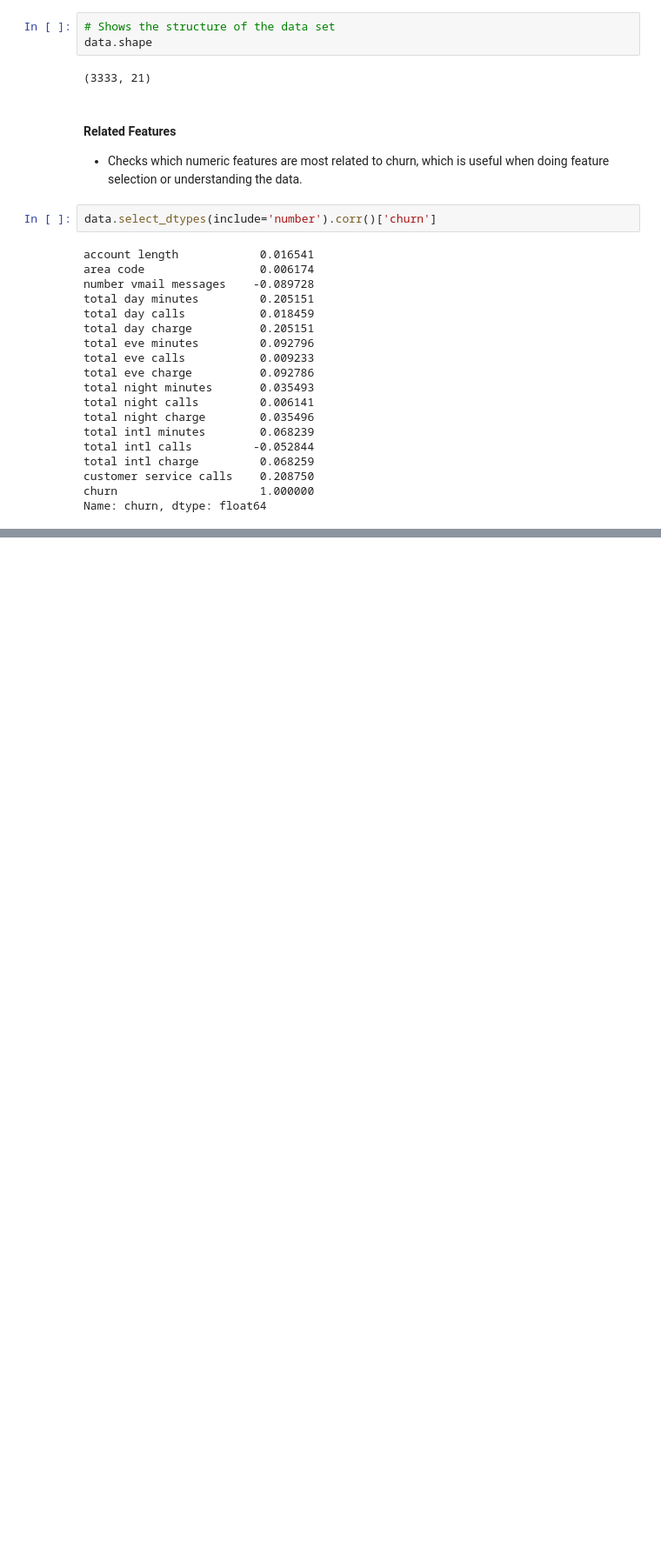
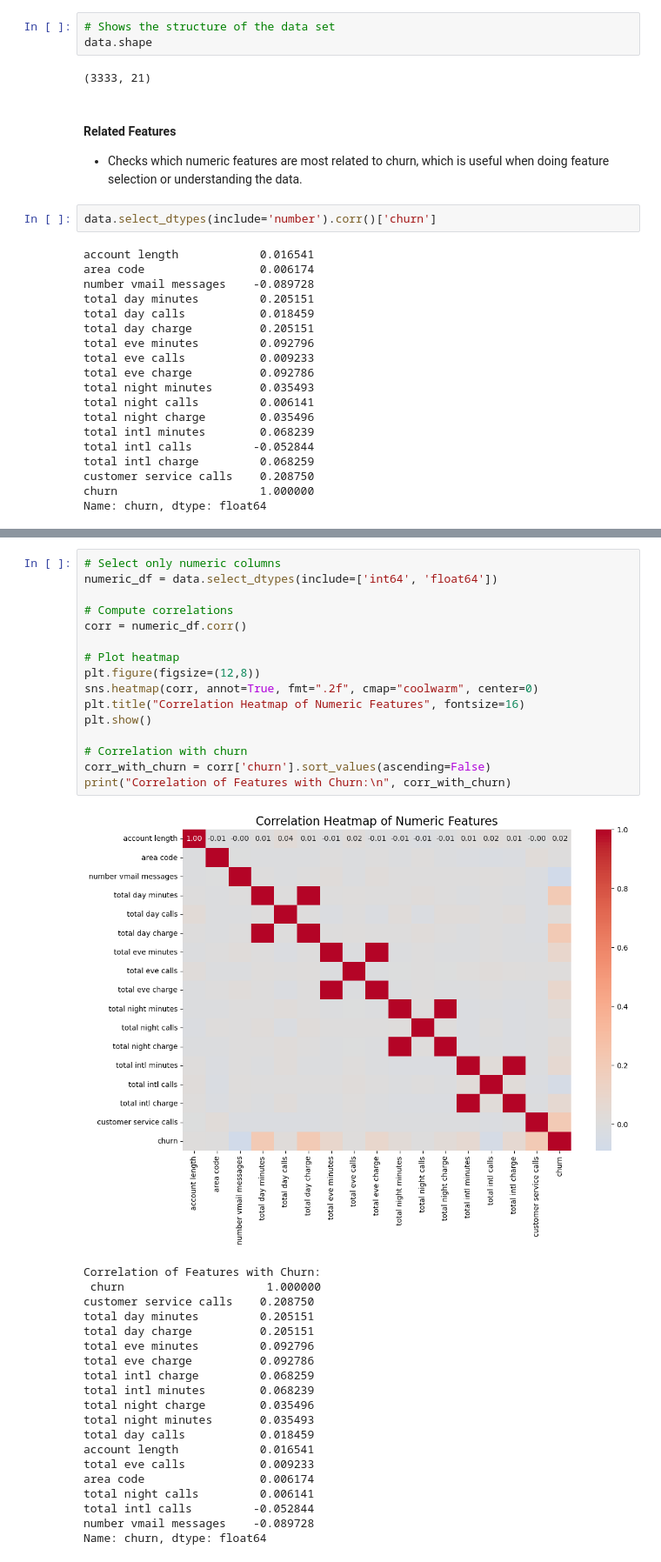
Before and after one commit to Kabutie/SyriaTel-, a Jupyter notebook: student.ipynb, the cells around one changed output, grey strips where cells are left out. Shown at 87% size. Cells and saved outputs as stored; diff of their text form; blank space fills up the shorter version.

```diff
--- a/student.ipynb
+++ b/student.ipynb
@@ -206,0 +489,37 @@ Name: churn, dtype: float64
+# %%
+# Select only numeric columns
+numeric_df = data.select_dtypes(include=['int64', 'float64'])
+
+# Compute correlations
+corr = numeric_df.corr()
+
+# Plot heatmap
+plt.figure(figsize=(12,8))
+sns.heatmap(corr, annot=True, fmt=".2f", cmap="coolwarm", center=0)
+plt.title("Correlation Heatmap of Numeric Features", fontsize=16)
+plt.show()
+
+# Correlation with churn
+corr_with_churn = corr['churn'].sort_values(ascending=False)
+print("Correlation of Features with Churn:\n", corr_with_churn)
+# %% [output]
+[figure, added]
+Correlation of Features with Churn:
+ churn                     1.000000
+customer service calls    0.208750
+total day minutes         0.205151
+total day charge          0.205151
+total eve minutes         0.092796
+total eve charge          0.092786
+total intl charge         0.068259
+total intl minutes        0.068239
+total night charge        0.035496
+total night minutes       0.035493
+total day calls           0.018459
+account length            0.016541
+total eve calls           0.009233
+area code                 0.006174
+total night calls         0.006141
+total intl calls         -0.052844
+number vmail messages    -0.089728
+Name: churn, dtype: float64
```
Also changed, not shown: parts of 17 cells of this notebook.
